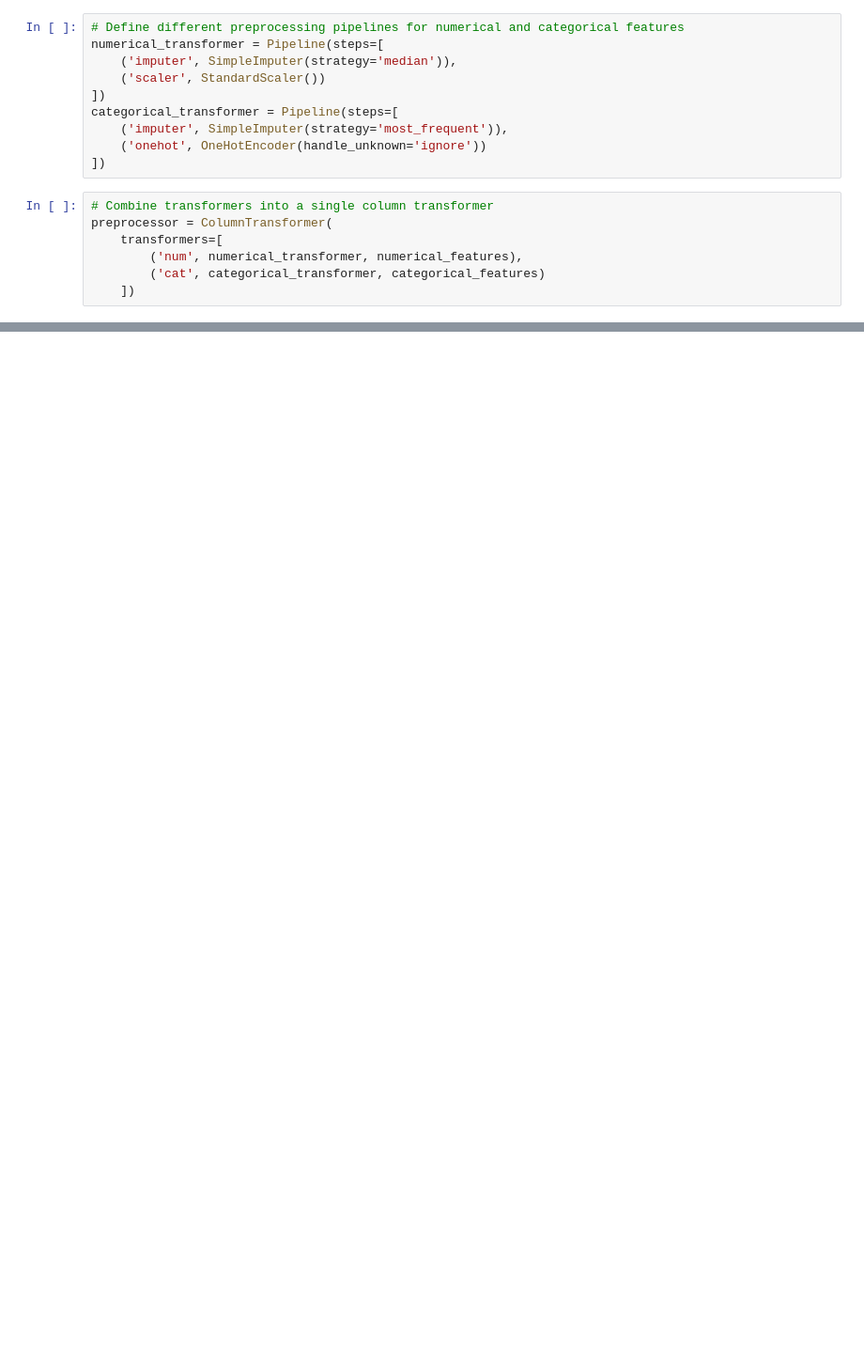
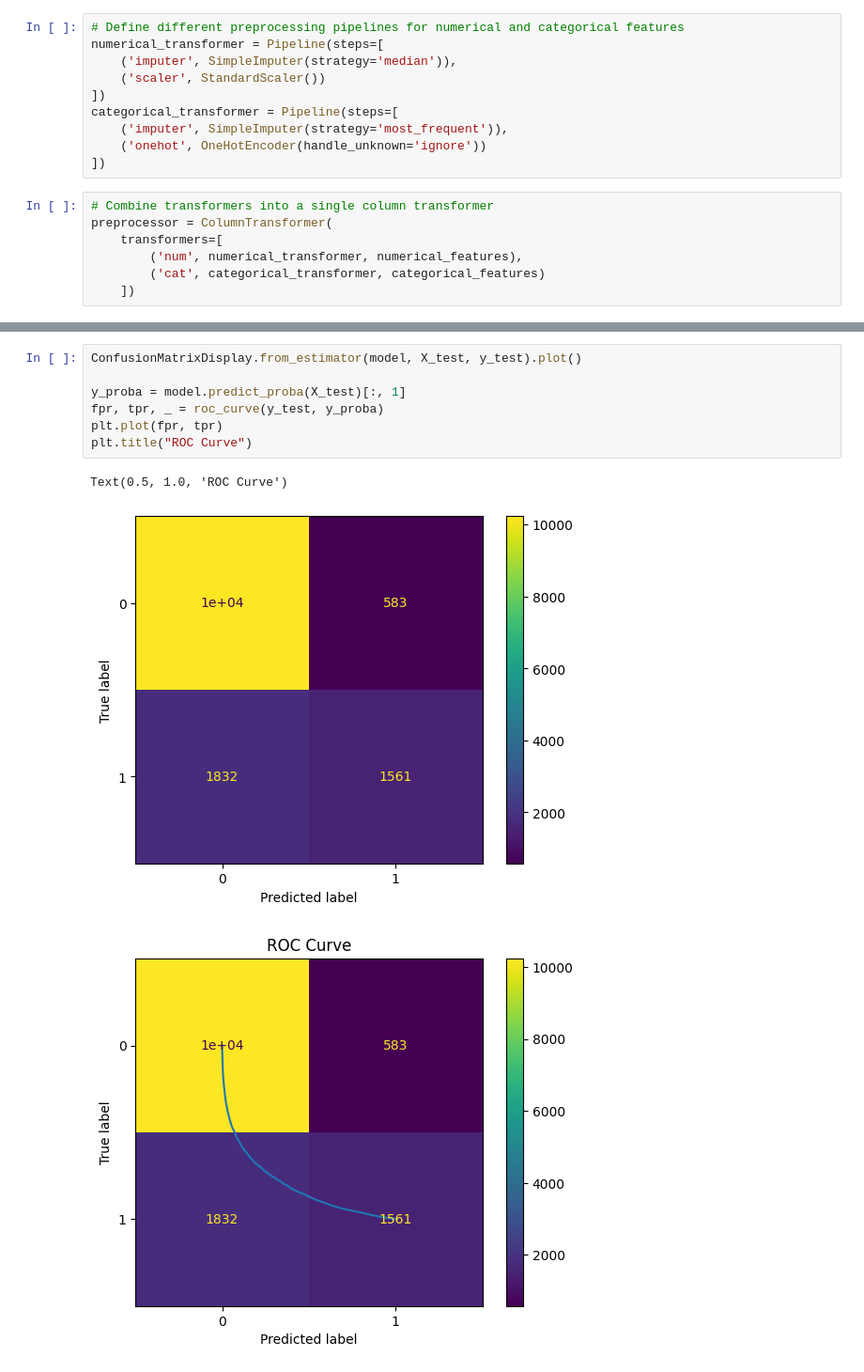
Before and after one commit to martacanirome4/ML_Rainfall_Prediction, a Jupyter notebook: rainfallPredictor.ipynb, the cells around one changed output, grey strips where cells are left out. Shown at 94% size. Drawn from its saved outputs; the diff is of its cells as text; blank space fills up the shorter version.

```diff
--- a/rainfallPredictor.ipynb
+++ b/rainfallPredictor.ipynb
@@ -229,0 +315,11 @@ NameError: name 'pipeline' is not defined
+# %%
+ConfusionMatrixDisplay.from_estimator(model, X_test, y_test).plot()
+
+y_proba = model.predict_proba(X_test)[:, 1]
+fpr, tpr, _ = roc_curve(y_test, y_proba)
+plt.plot(fpr, tpr)
+plt.title("ROC Curve")
+# %% [output]
+Text(0.5, 1.0, 'ROC Curve')
+[figure, added]
+[figure, added]
```
Also changed, not shown: parts of 30 cells of this notebook.
